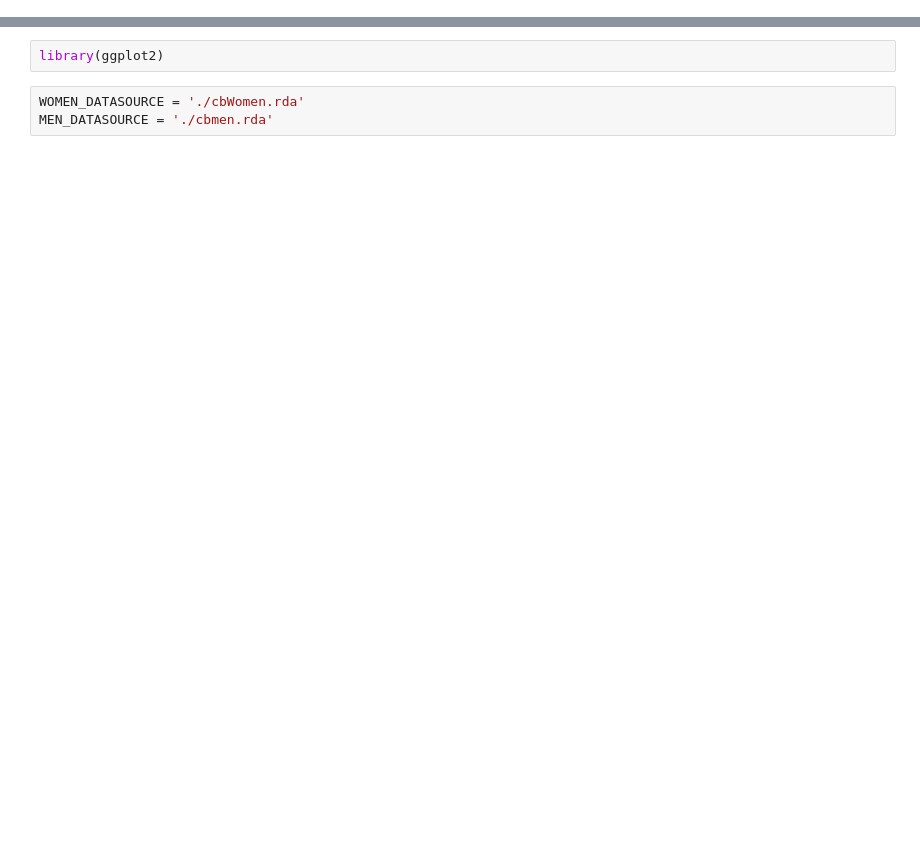
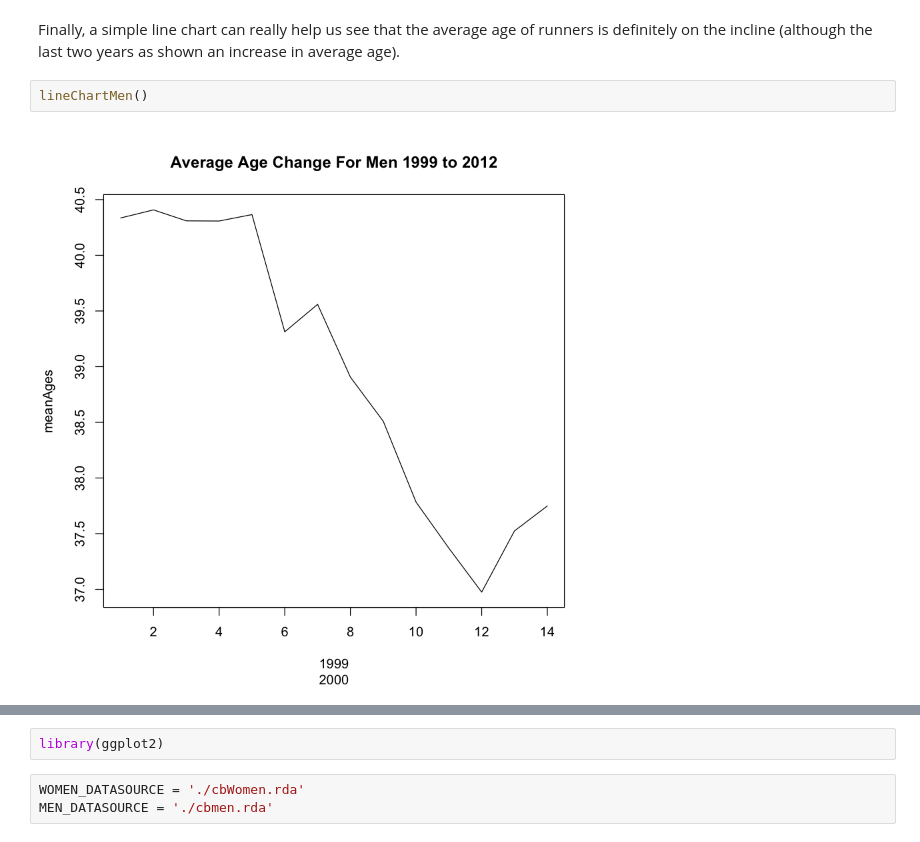
Before and after one commit to kjprice/smu-quantifying-the-world, a Jupyter notebook: CaseStudy2/Cherry_Blossom_Question10_Response.ipynb, the cells around one changed output, grey strips where cells are left out. Cells and saved outputs as stored; diff of their text form; blank space fills up the shorter version.

```diff
--- a/CaseStudy2/Cherry_Blossom_Question10_Response.ipynb
+++ b/CaseStudy2/Cherry_Blossom_Question10_Response.ipynb
@@ -0,0 +76,6 @@
+# %% [markdown]
+Finally, a simple line chart can really help us see that the average age of runners is definitely on the incline (although the last two years as shown an increase in average age).
+# %%
+lineChartMen()
+# %% [output]
+[figure, added]
```
Also changed, not shown: parts of 53 cells of this notebook.
